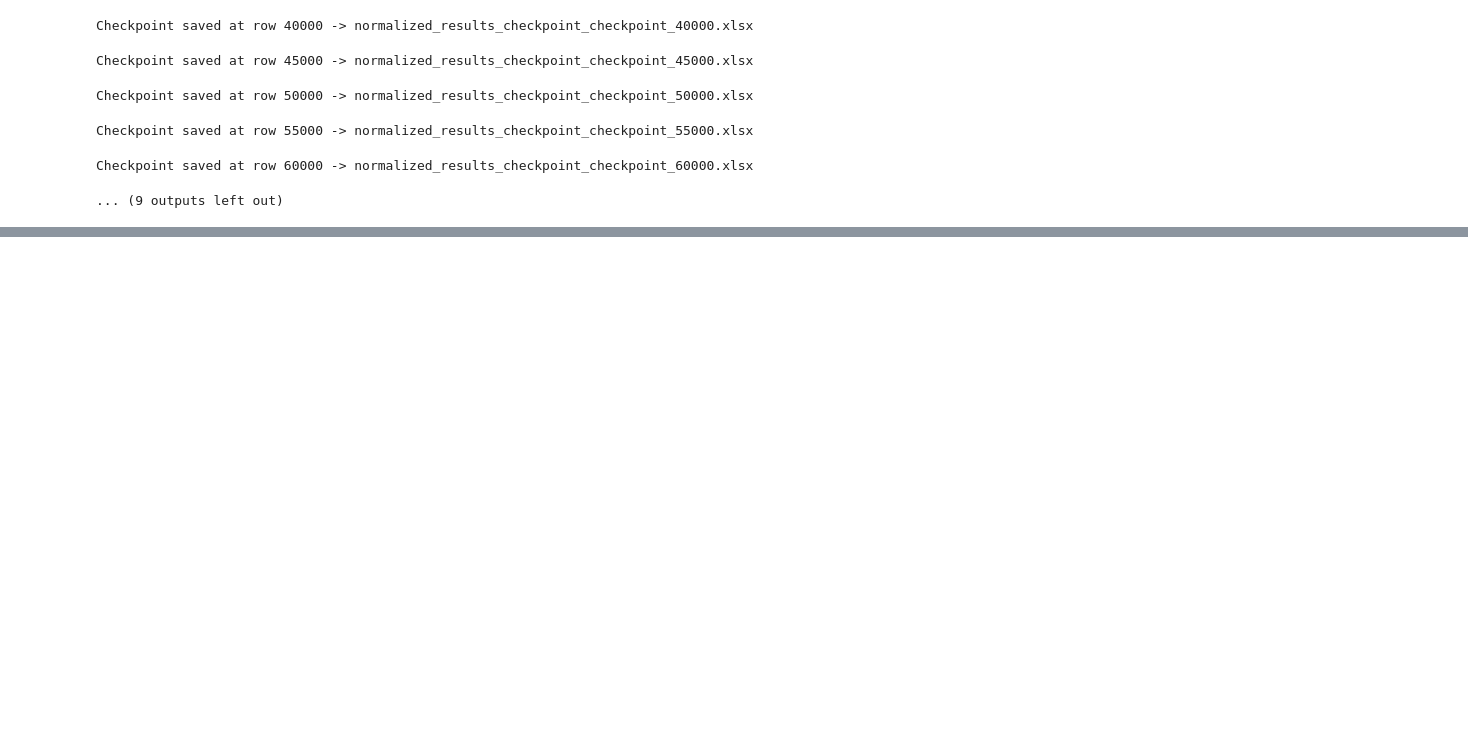
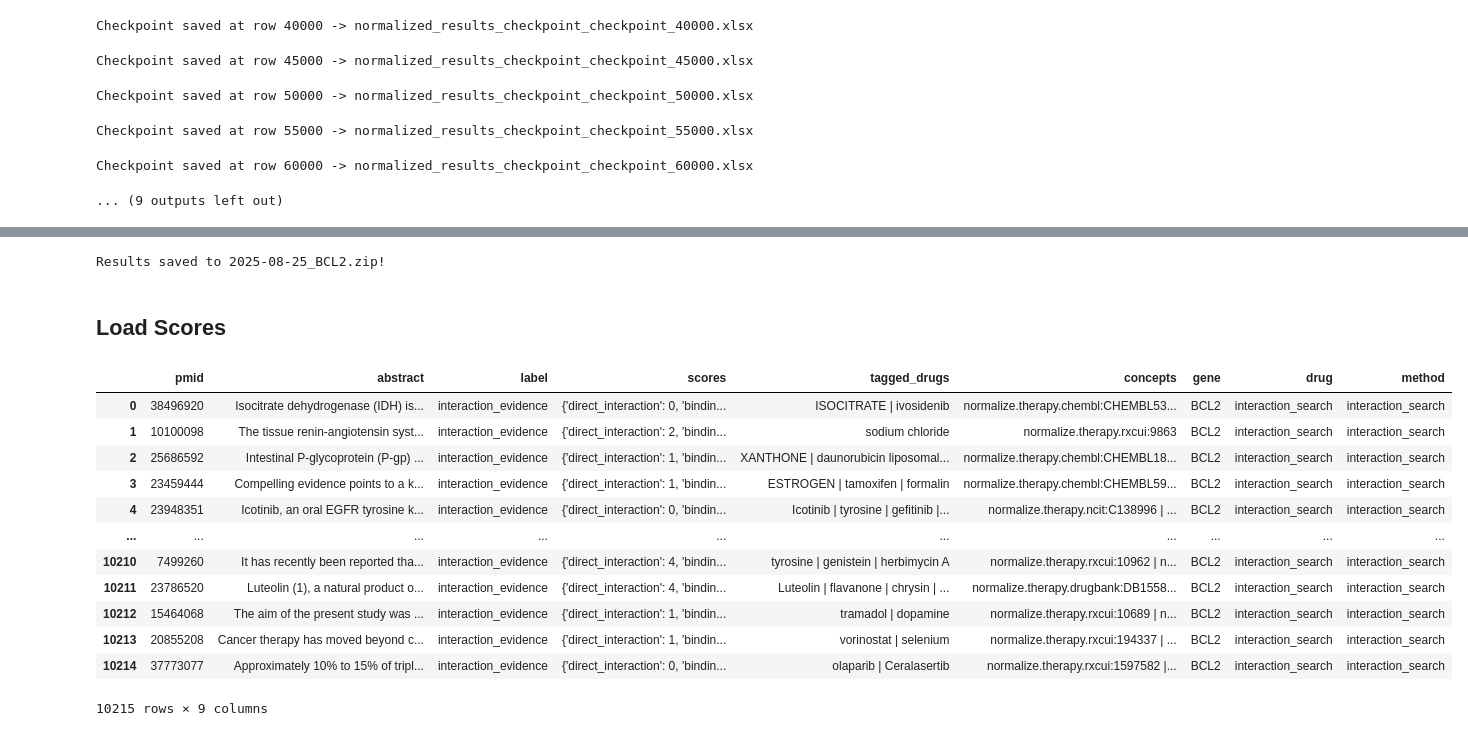
Before and after one commit to mcannon068nw/clinical-score-2, a Jupyter notebook: research/example-5.ipynb, the cells around one changed output, grey strips where cells are left out. Drawn from its saved outputs; the diff is of its cells as text; code cells hidden in the pictures; blank space fills up the shorter version.

```diff
--- a/research/example-5.ipynb
+++ b/research/example-5.ipynb
@@ -164,0 +230,27 @@ Checkpoint saved at row 60000 -> normalized_results_checkpoint_checkpoint_60000.
+# %%
+import importlib
+importlib.reload(indicator)
+
+indicator.generate_interaction_evidence(merged_df, dgidb_df)
+# %% [output]
+Results saved to 2025-08-25_BCL2.zip!
+# %% [markdown]
+## Load Scores
+# %%
+tdf = score.load_pmid_assessments(f'2025-08-25_BCL2.zip', 'interaction_search')
+tdf = tdf[tdf['label']=='interaction_evidence'].reset_index(drop=True)
+tdf
+# %% [output]
+|  | pmid | abstract | label | scores | tagged_drugs | concepts | gene | drug | method |
+| 0 | 38496920 | Isocitrate dehydrogenase (IDH) is... | interaction_evidence | {'direct_interaction': 0, 'bindin... | ISOCITRATE | ivosidenib | normalize.therapy.chembl:CHEMBL53... | BCL2 | interaction_search | interaction_search |
+| 1 | 10100098 | The tissue renin-angiotensin syst... | interaction_evidence | {'direct_interaction': 2, 'bindin... | sodium chloride | normalize.therapy.rxcui:9863 | BCL2 | interaction_search | interaction_search |
+| 2 | 25686592 | Intestinal P-glycoprotein (P-gp) ... | interaction_evidence | {'direct_interaction': 1, 'bindin... | XANTHONE | daunorubicin liposomal... | normalize.therapy.chembl:CHEMBL18... | BCL2 | interaction_search | interaction_search |
+| 3 | 23459444 | Compelling evidence points to a k... | interaction_evidence | {'direct_interaction': 1, 'bindin... | ESTROGEN | tamoxifen | formalin | normalize.therapy.chembl:CHEMBL59... | BCL2 | interaction_search | interaction_search |
+| 4 | 23948351 | Icotinib, an oral EGFR tyrosine k... | interaction_evidence | {'direct_interaction': 0, 'bindin... | Icotinib | tyrosine | gefitinib |... | normalize.therapy.ncit:C138996 | ... | BCL2 | interaction_search | interaction_search |
+| ... | ... | ... | ... | ... | ... | ... | ... | ... | ... |
+| 10210 | 7499260 | It has recently been reported tha... | interaction_evidence | {'direct_interaction': 4, 'bindin... | tyrosine | genistein | herbimycin A | normalize.therapy.rxcui:10962 | n... | BCL2 | interaction_search | interaction_search |
+| 10211 | 23786520 | Luteolin (1), a natural product o... | interaction_evidence | {'direct_interaction': 4, 'bindin... | Luteolin | flavanone | chrysin | ... | normalize.therapy.drugbank:DB1558... | BCL2 | interaction_search | interaction_search |
+| 10212 | 15464068 | The aim of the present study was ... | interaction_evidence | {'direct_interaction': 1, 'bindin... | tramadol | dopamine | normalize.therapy.rxcui:10689 | n... | BCL2 | interaction_search | interaction_search |
+| 10213 | 20855208 | Cancer therapy has moved beyond c... | interaction_evidence | {'direct_interaction': 1, 'bindin... | vorinostat | selenium | normalize.therapy.rxcui:194337 | ... | BCL2 | interaction_search | interaction_search |
+| 10214 | 37773077 | Approximately 10% to 15% of tripl... | interaction_evidence | {'direct_interaction': 0, 'bindin... | olaparib | Ceralasertib | normalize.therapy.rxcui:1597582 |... | BCL2 | interaction_search | interaction_search |
+10215 rows × 9 columns
```
Also changed, not shown: parts of 34 cells of this notebook, 1 other file.
